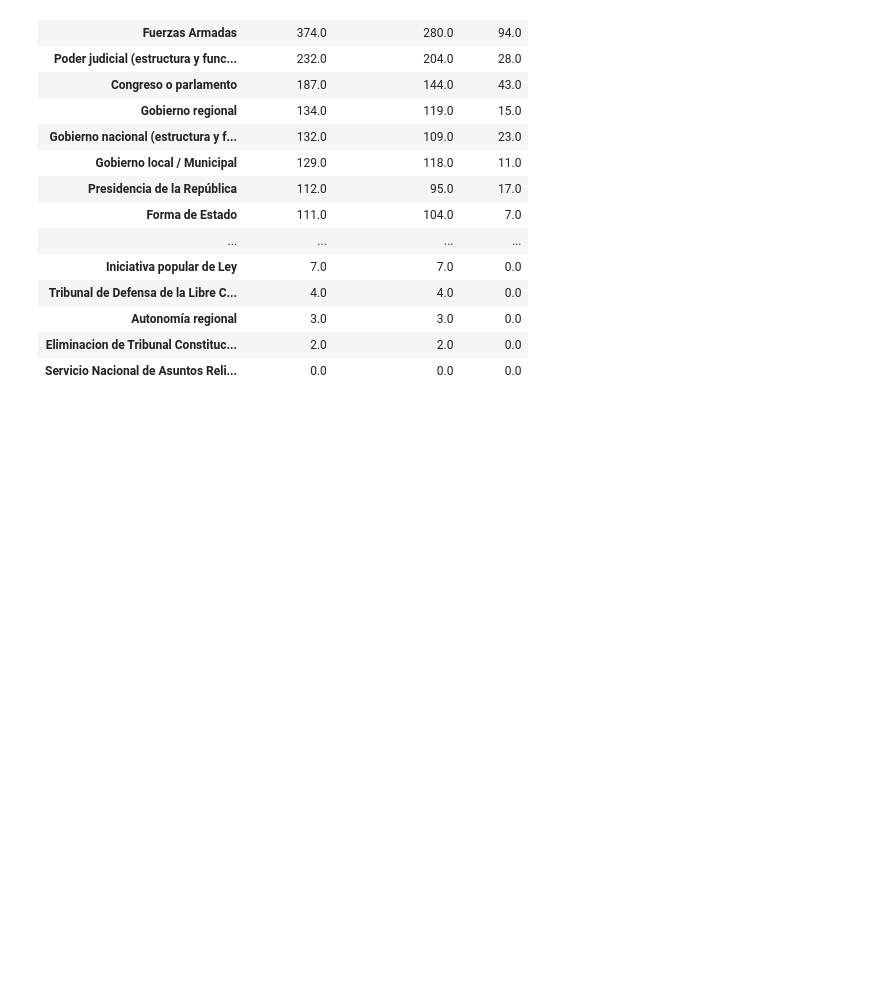
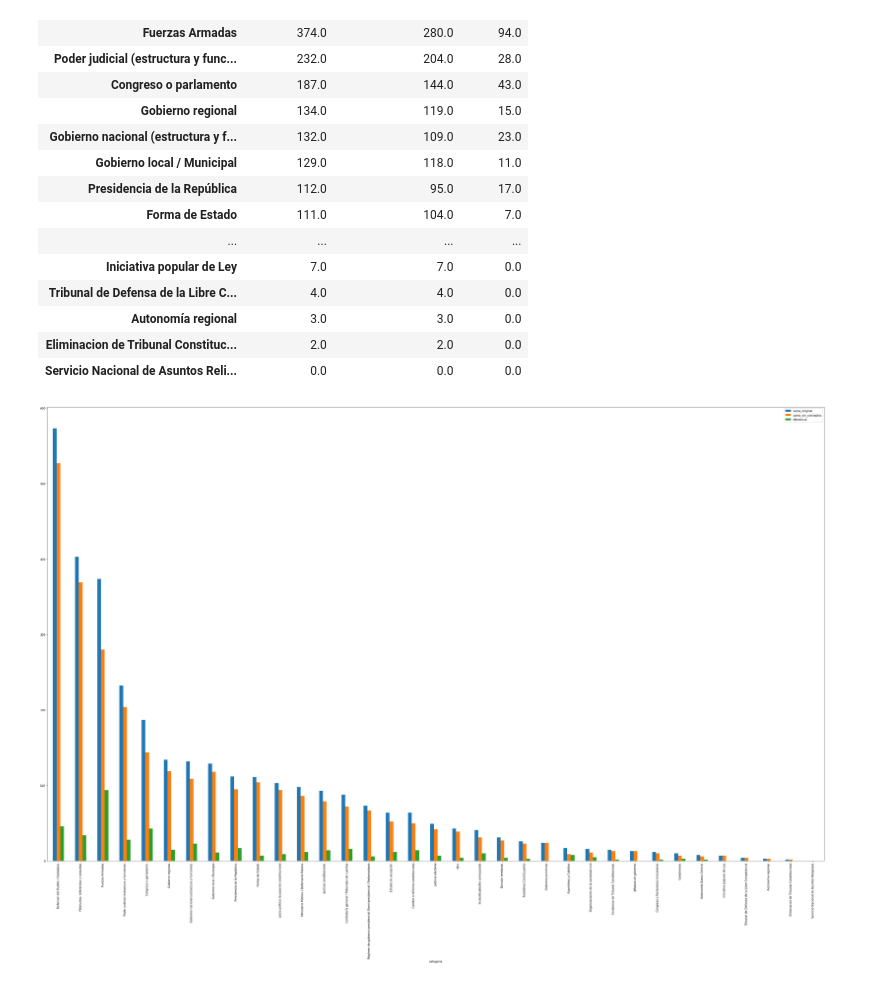
Before and after one commit to napb/PLN_Final, a Jupyter notebook: Tarea3.ipynb, the cells around one changed output. Drawn from its saved outputs; the diff is of its cells as text; code cells hidden in the pictures; blank space fills up the shorter version.

```diff
--- a/Tarea3.ipynb
+++ b/Tarea3.ipynb
@@ -287,9 +316,11 @@ df_dummy_categories_ffaa_.sort_values(by = ['suma'], ascending = False)
 # %%
-pd.DataFrame({
+df_compare = pd.DataFrame({
   'suma_original': df_dummy_categories_ffaa['suma'],
   'suma_sin_conceptos': df_dummy_categories_ffaa_['suma'],
   'diferencia': df_dummy_categories_ffaa['suma'] - df_dummy_categories_ffaa_['suma'],
 }).sort_values(by = ['suma_original', 'suma_sin_conceptos'], ascending = False)
+
+df_compare
 # %% [output]
 |  | suma_original | suma_sin_conceptos | diferencia |
 | categoria |  |  |  |
@@ -309,3 +340,8 @@ pd.DataFrame({
 | Autonomía regional | 3.0 | 3.0 | 0.0 |
 | Eliminacion de Tribunal Constituc... | 2.0 | 2.0 | 0.0 |
 | Servicio Nacional de Asuntos Reli... | 0.0 | 0.0 | 0.0 |
+# %%
+df_compare.plot.bar(figsize=(50,30))
+plt.show()
+# %% [output]
+[figure, added]
```
Also changed, not shown: parts of 10 cells of this notebook.
